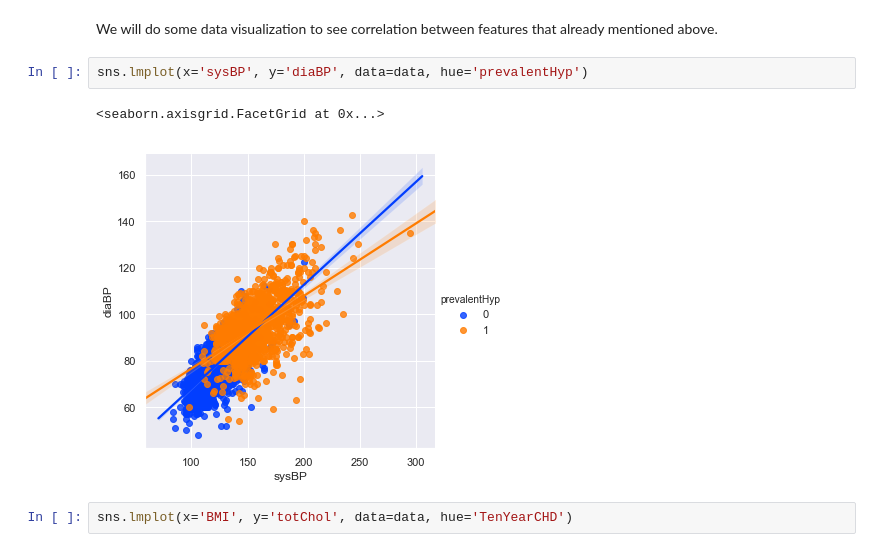
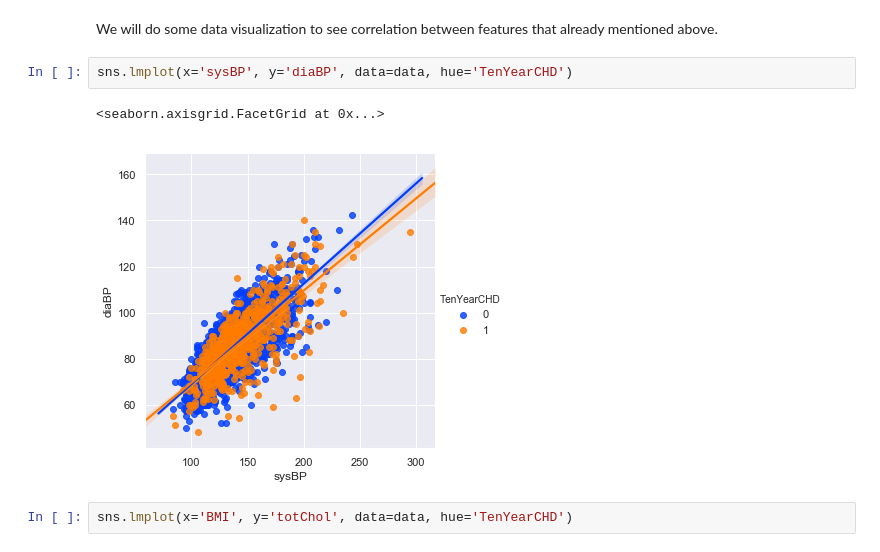
Before and after one commit to NickodemusRR/Purwadhika_JCDS_Final_Project, a Jupyter notebook: notebook/Framingham Heart Study.ipynb, the cells around one changed output. Saved outputs shown, nothing was run; the diff lists cells and outputs as text.

```diff
--- a/notebook/Framingham Heart Study.ipynb
+++ b/notebook/Framingham Heart Study.ipynb
@@ -80,10 +80,10 @@ It's look like the age of respondents uniformly distributed.
 # %% [markdown]
 We will do some data visualization to see correlation between features that already mentioned above.
 # %%
-sns.lmplot(x='sysBP', y='diaBP', data=data, hue='prevalentHyp')
+sns.lmplot(x='sysBP', y='diaBP', data=data, hue='TenYearCHD')
 # %% [output]
 <seaborn.axisgrid.FacetGrid at 0x...>
-[figure, old version]
+[figure, new version]
 # %%
 sns.lmplot(x='BMI', y='totChol', data=data, hue='TenYearCHD')
 # %% [output]
```
Also changed, not shown: 5 other files.
